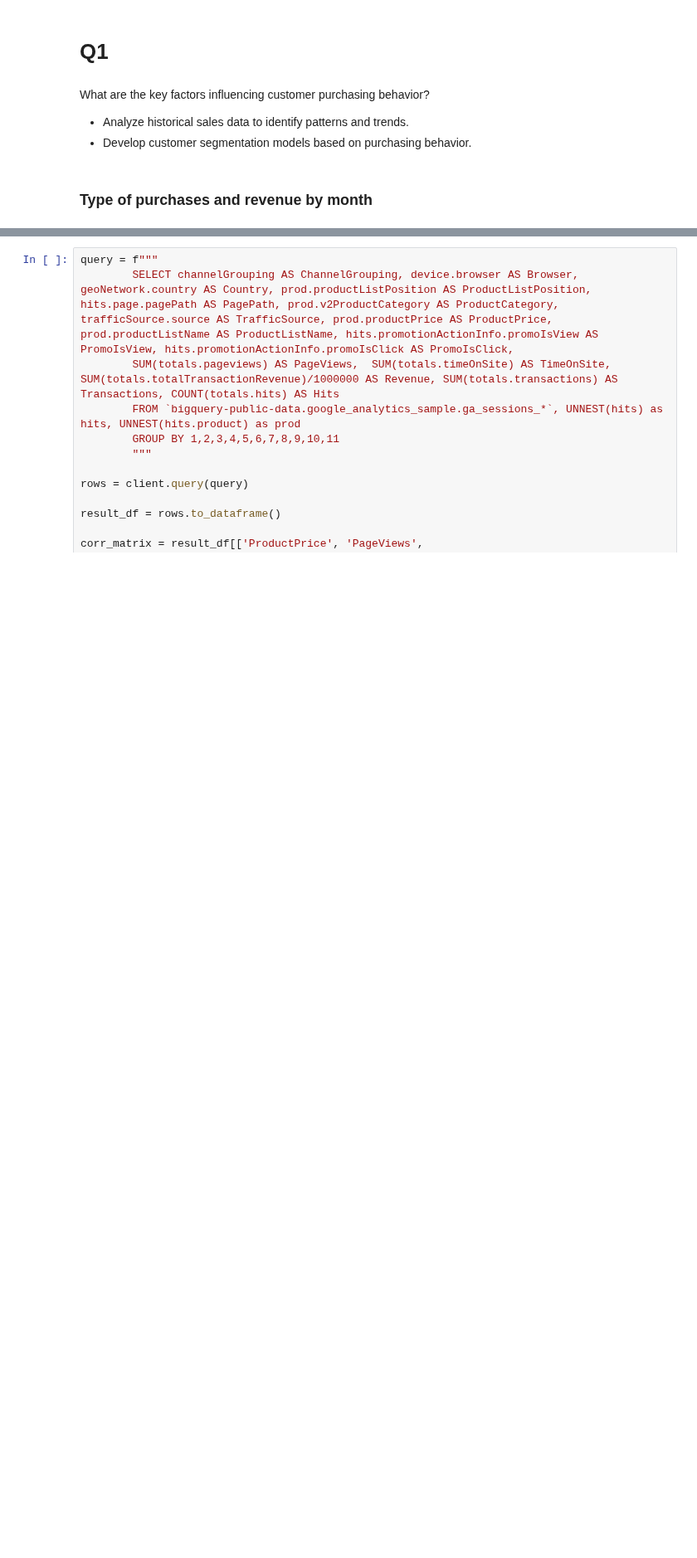
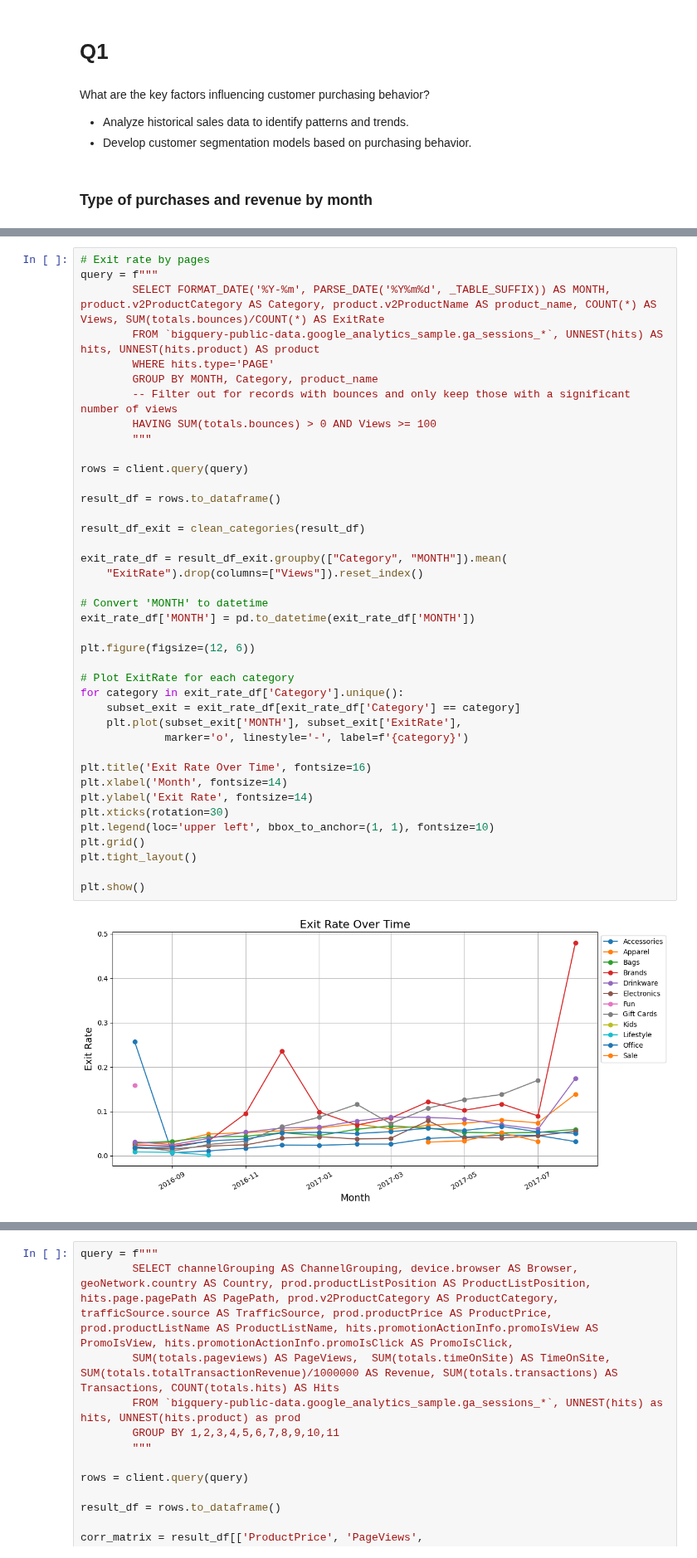
Before and after one commit to woobrandon/DSA3101-Potato-Wedges, a Jupyter notebook: SubgroupA/GoogleAnalyticsAnalysis.ipynb, the cells around one changed output, grey strips where cells are left out. Shown at 83% size. Cells and saved outputs as stored; diff of their text form; blank space fills up the shorter version.

```diff
--- a/SubgroupA/GoogleAnalyticsAnalysis.ipynb
+++ b/SubgroupA/GoogleAnalyticsAnalysis.ipynb
@@ -213,0 +183,42 @@ print(result_df, "\n")
+# %%
+# Exit rate by pages
+query = f"""
+        SELECT FORMAT_DATE('%Y-%m', PARSE_DATE('%Y%m%d', _TABLE_SUFFIX)) AS MONTH, product.v2ProductCategory AS Category, product.v2ProductName AS product_name, COUNT(*) AS Views, SUM(totals.bounces)/COUNT(*) AS ExitRate
+        FROM `bigquery-public-data.google_analytics_sample.ga_sessions_*`, UNNEST(hits) AS hits, UNNEST(hits.product) AS product
+        WHERE hits.type='PAGE'
+        GROUP BY MONTH, Category, product_name
+        -- Filter out for records with bounces and only keep those with a significant number of views
+        HAVING SUM(totals.bounces) > 0 AND Views >= 100
+        """
+
+rows = client.query(query)
+
+result_df = rows.to_dataframe()
+
+result_df_exit = clean_categories(result_df)
+
+exit_rate_df = result_df_exit.groupby(["Category", "MONTH"]).mean(
+    "ExitRate").drop(columns=["Views"]).reset_index()
+
+# Convert 'MONTH' to datetime
+exit_rate_df['MONTH'] = pd.to_datetime(exit_rate_df['MONTH'])
+
+plt.figure(figsize=(12, 6))
+
+# Plot ExitRate for each category
+for category in exit_rate_df['Category'].unique():
+    subset_exit = exit_rate_df[exit_rate_df['Category'] == category]
+    plt.plot(subset_exit['MONTH'], subset_exit['ExitRate'],
+             marker='o', linestyle='-', label=f'{category}')
+
+plt.title('Exit Rate Over Time', fontsize=16)
+plt.xlabel('Month', fontsize=14)
+plt.ylabel('Exit Rate', fontsize=14)
+plt.xticks(rotation=30)
+plt.legend(loc='upper left', bbox_to_anchor=(1, 1), fontsize=10)
+plt.grid()
+plt.tight_layout()
+
+plt.show()
+# %% [output]
+[figure, added]
```
Also changed, not shown: parts of 44 cells of this notebook.
